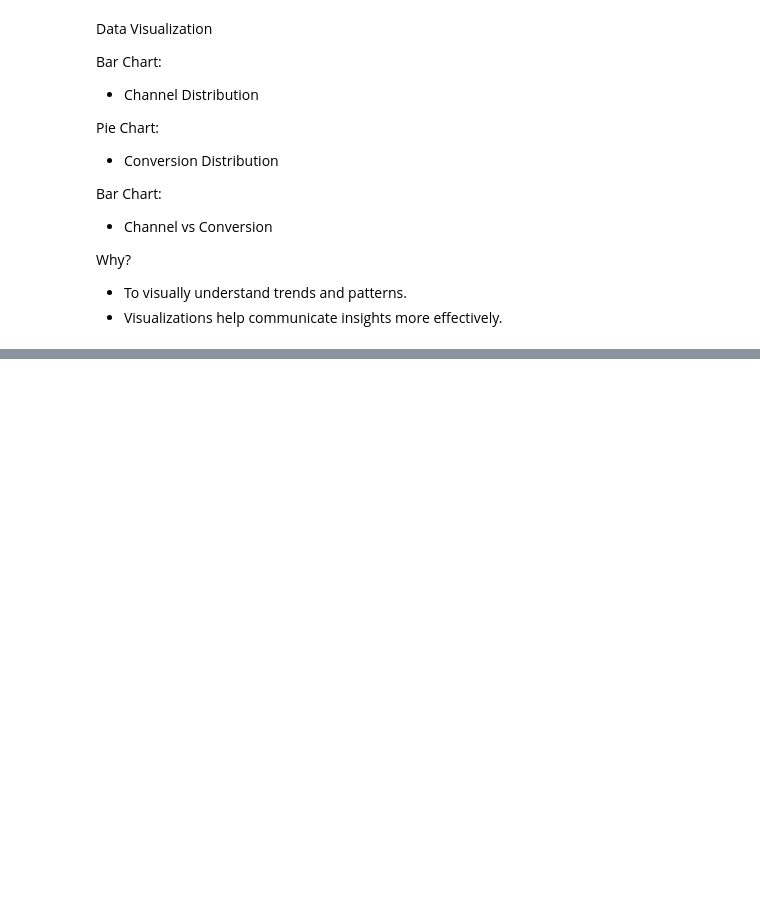
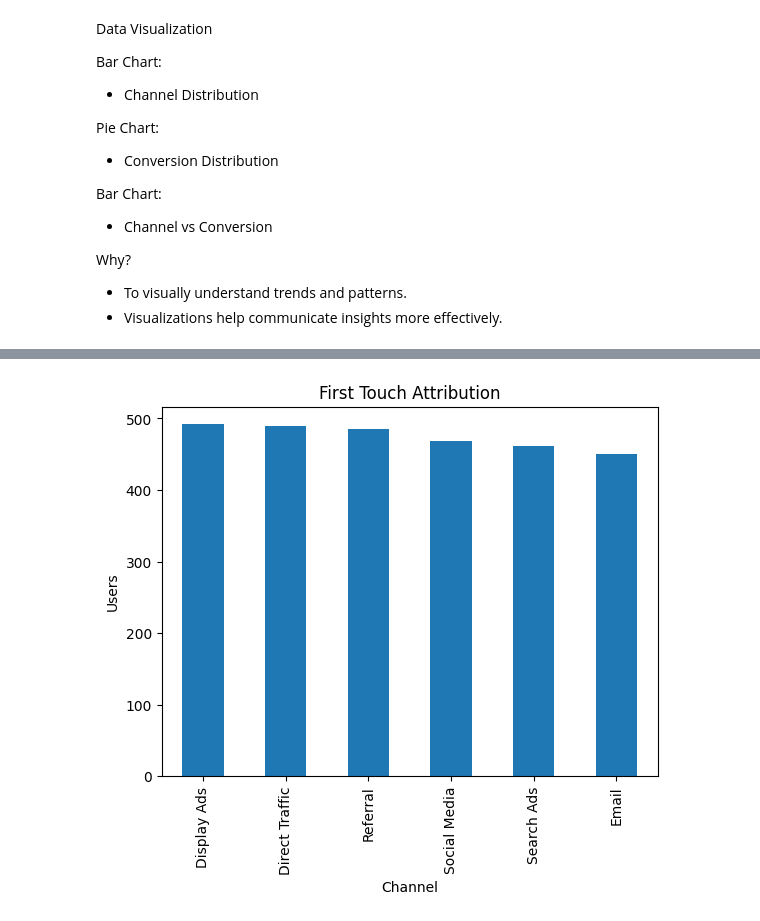
Before and after one commit to SUKstudent/Infotact_Data_Analytics_Internship, a Jupyter notebook: notebooks/EDA.ipynb, the cells around one changed output, grey strips where cells are left out. Drawn from its saved outputs; the diff is of its cells as text; code cells hidden in the pictures; blank space fills up the shorter version.

Commit message:
week2: implement SQL analysis and attribution models

```diff
--- a/notebooks/EDA.ipynb
+++ b/notebooks/EDA.ipynb
@@ -232,3 +232,5 @@ Why?
 
 * To visually understand trends and patterns.
 * Visualizations help communicate insights more effectively.
+# %%
+df['Timestamp'] = pd.to_datetime(df['Timestamp'])
@@ -234,0 +252,6 @@ Why?
+# %%
+df = df.sort_values(['User ID', 'Timestamp'])
+# %%
+first_touch = df.groupby('User ID').first()
+
+first_touch.head()
@@ -234,0 +278,12 @@ Why?
+# %%
+first_touch['Channel'].value_counts().plot(
+    kind='bar'
+)
+
+plt.title('First Touch Attribution')
+plt.xlabel('Channel')
+plt.ylabel('Users')
+
+plt.show()
+# %% [output]
+[figure, added]
```
Also changed, not shown: parts of 20 cells of this notebook.
